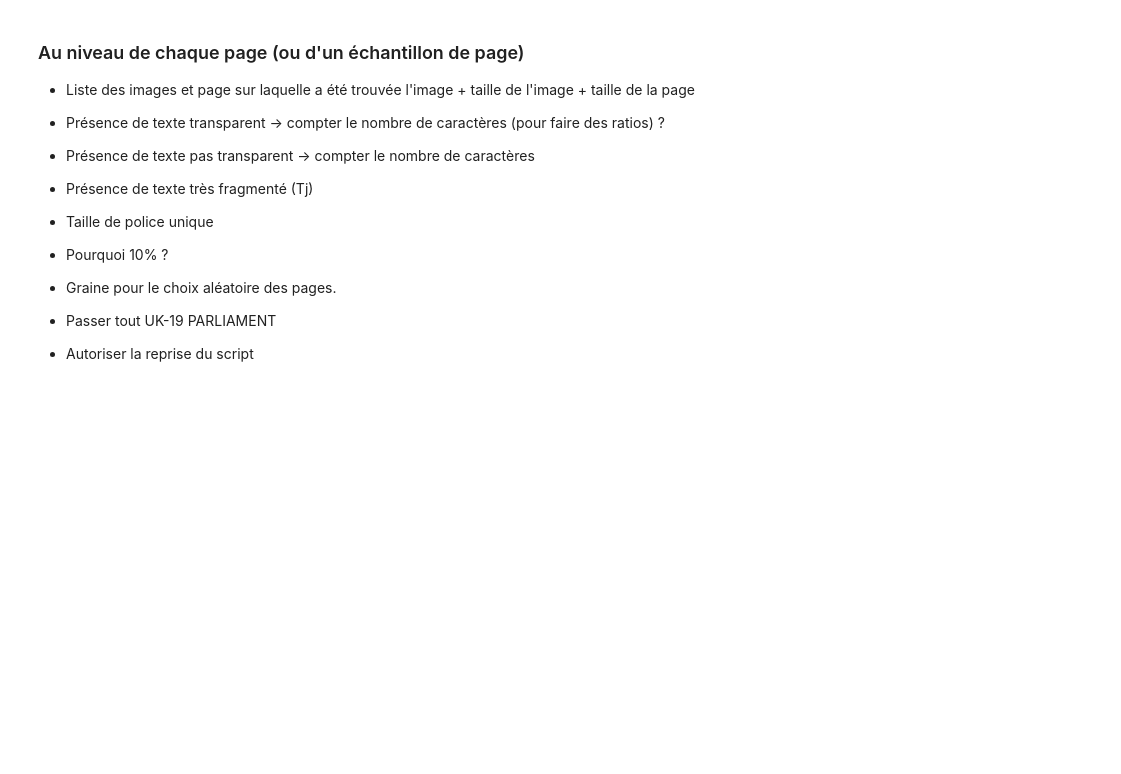
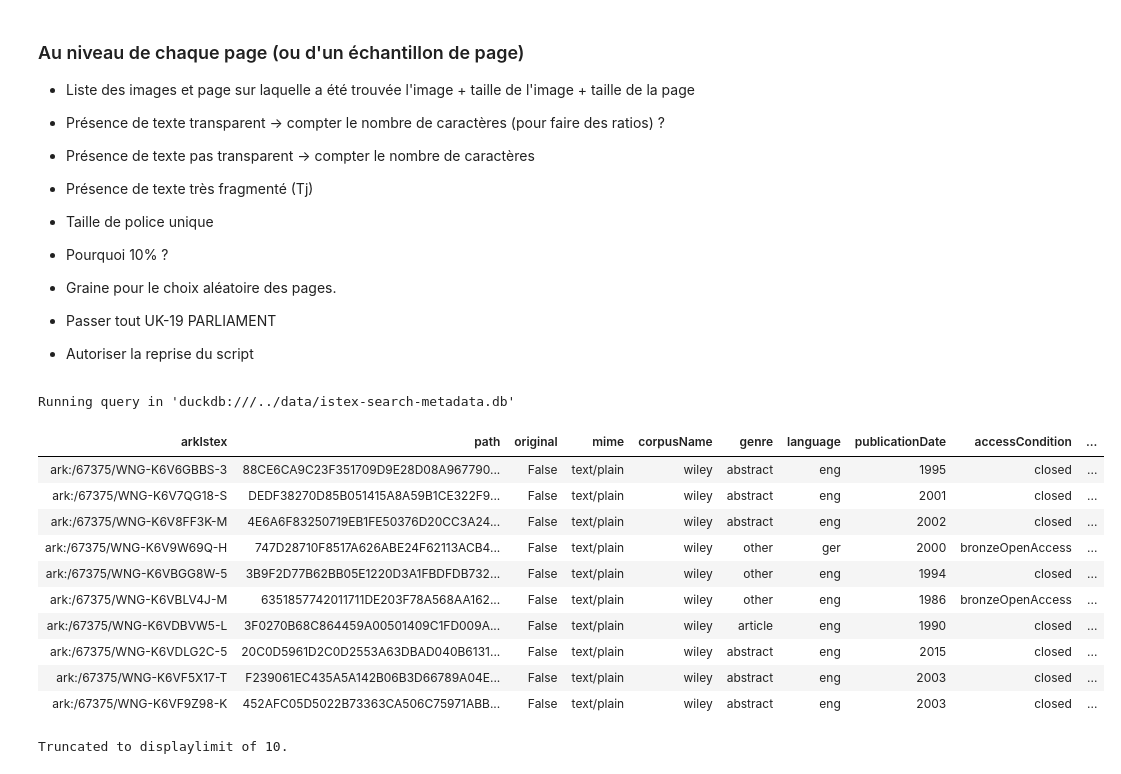
Before and after one commit to OcrIstex/ocr-istex, a Jupyter notebook: OCR dans Istex.ipynb, the cells around one changed output. Saved outputs shown, nothing was run; the diff lists cells and outputs as text; code cells hidden in the pictures; blank space fills up the shorter version.

```diff
--- a/OCR dans Istex.ipynb
+++ b/OCR dans Istex.ipynb
@@ -151,8 +151,27 @@ fulltext -> ark, path, mime, orignal
 %config SqlMagic.displaylimit = 100
 # %%
 %%sql
-
-SELECT * FROM fulltext JOIN records USING(arkIstex)  WHERE PATH like '%.ocr';
+SELECT
+  *
+FROM
+  fulltext
+  JOIN records USING (arkIstex)
+WHERE
+  PATH LIKE '%.ocr';
+# %% [output]
+Running query in 'duckdb:///../data/istex-search-metadata.db'
+| arkIstex | path | original | mime | corpusName | genre | language | publicationDate | accessCondition | ... |
+| ark:/67375/WNG-K6V6GBBS-3 | 88CE6CA9C23F351709D9E28D08A967790... | False | text/plain | wiley | abstract | eng | 1995 | closed | ... |
+| ark:/67375/WNG-K6V7QG18-S | DEDF38270D85B051415A8A59B1CE322F9... | False | text/plain | wiley | abstract | eng | 2001 | closed | ... |
+| ark:/67375/WNG-K6V8FF3K-M | 4E6A6F83250719EB1FE50376D20CC3A24... | False | text/plain | wiley | abstract | eng | 2002 | closed | ... |
+| ark:/67375/WNG-K6V9W69Q-H | 747D28710F8517A626ABE24F62113ACB4... | False | text/plain | wiley | other | ger | 2000 | bronzeOpenAccess | ... |
+| ark:/67375/WNG-K6VBGG8W-5 | 3B9F2D77B62BB05E1220D3A1FBDFDB732... | False | text/plain | wiley | other | eng | 1994 | closed | ... |
+| ark:/67375/WNG-K6VBLV4J-M | 6351857742011711DE203F78A568AA162... | False | text/plain | wiley | other | eng | 1986 | bronzeOpenAccess | ... |
+| ark:/67375/WNG-K6VDBVW5-L | 3F0270B68C864459A00501409C1FD009A... | False | text/plain | wiley | article | eng | 1990 | closed | ... |
+| ark:/67375/WNG-K6VDLG2C-5 | 20C0D5961D2C0D2553A63DBAD040B6131... | False | text/plain | wiley | abstract | eng | 2015 | closed | ... |
+| ark:/67375/WNG-K6VF5X17-T | F239061EC435A5A142B06B3D66789A04E... | False | text/plain | wiley | abstract | eng | 2003 | closed | ... |
+| ark:/67375/WNG-K6VF9Z98-K | 452AFC05D5022B73363CA506C75971ABB... | False | text/plain | wiley | abstract | eng | 2003 | closed | ... |
+Truncated to displaylimit of 10.
 # %%
 %%sql
 SELECT
```
Also changed, not shown: parts of 6 cells of this notebook.
